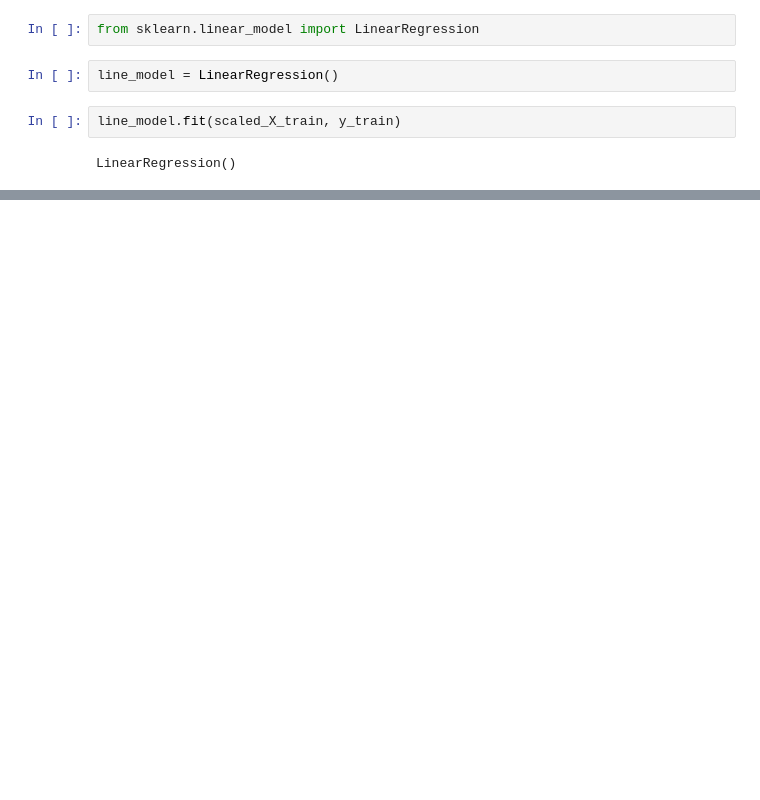
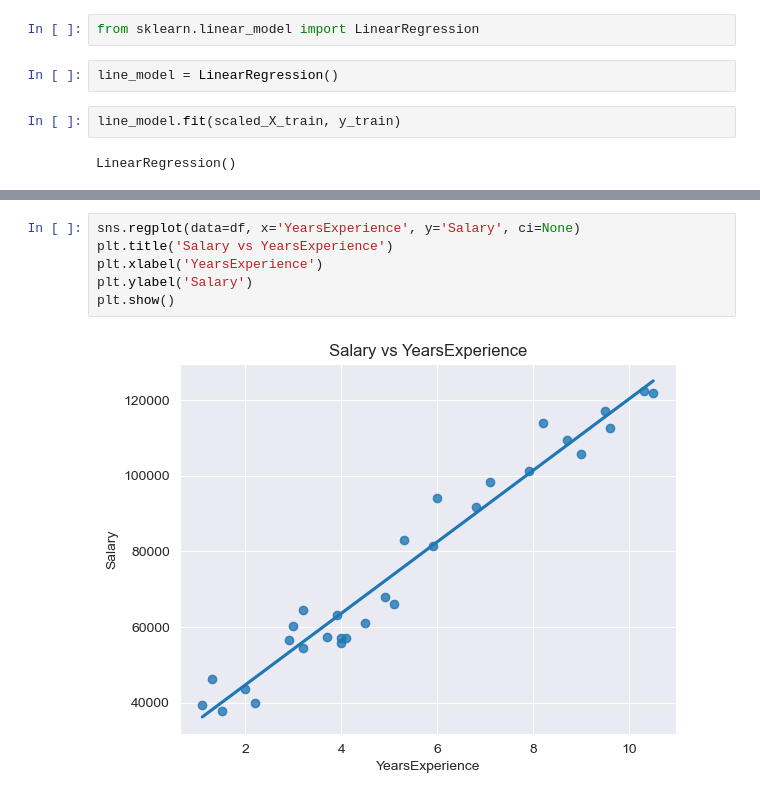
Before and after one commit to ZygimantasB/Python_R_from_two_Data_Science_experts, a Jupyter notebook: Section 5 Regression/section_5.ipynb, the cells around one changed output, grey strips where cells are left out. Saved outputs shown, nothing was run; the diff lists cells and outputs as text; blank space fills up the shorter version.

```diff
--- a/Section 5 Regression/section_5.ipynb
+++ b/Section 5 Regression/section_5.ipynb
@@ -85,0 +105,8 @@ shape: (6, 3)
+# %%
+sns.regplot(data=df, x='YearsExperience', y='Salary', ci=None)
+plt.title('Salary vs YearsExperience')
+plt.xlabel('YearsExperience')
+plt.ylabel('Salary')
+plt.show()
+# %% [output]
+[figure, added]
```
Also changed, not shown: parts of 13 cells of this notebook, 1 other file.
